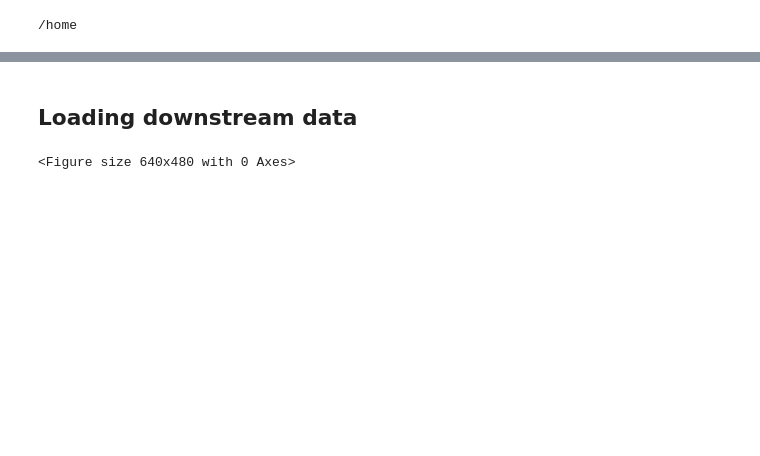
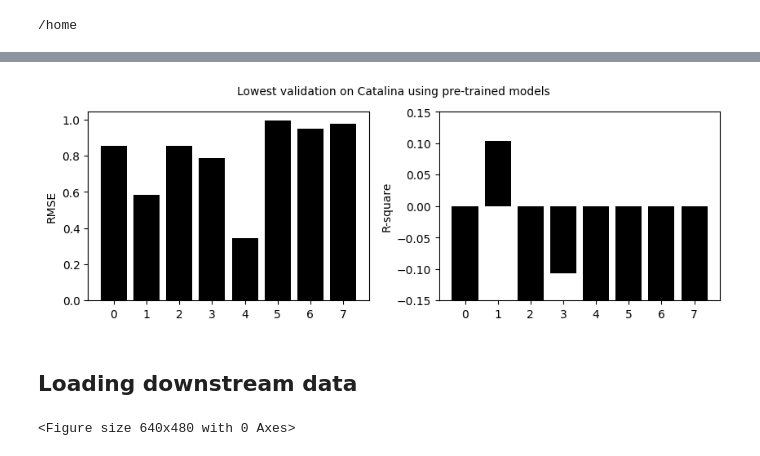
Before and after one commit to cridonoso/astromer, a Jupyter notebook: presentation/pipelines/pipeline_0/results.ipynb, the cells around one changed output, grey strips where cells are left out. Cells and saved outputs as stored; diff of their text form; code cells hidden in the pictures; blank space fills up the shorter version.

```diff
--- a/presentation/pipelines/pipeline_0/results.ipynb
+++ b/presentation/pipelines/pipeline_0/results.ipynb
@@ -38,0 +182,8 @@ zero_atlas = {'20':0.54, '100':0.56}
+# %%
+data_loader = build_loader('./data/precords/catalina/fold_0/catalina/',
+                           config,
+                           batch_size=2000,
+                           normalize='zero-mean',
+                           sampling=False,
+                           repeat=1,
+                           old_version=False)
@@ -39,3 +262,19 @@ zero_atlas = {'20':0.54, '100':0.56}
+# %%
+fig, axes = plt.subplots(1, 2, figsize=(10, 3), gridspec_kw={'wspace':0.25})
+
+axes[0].bar(summary.index, summary['val_rmse'], color='k')
+axes[0].set_xticks(summary.index)
+axes[0].set_ylabel('RMSE')
+
+axes[1].bar(summary.index, summary['val_r2'], color='k')
+axes[1].set_xticks(summary.index)
+axes[1].set_ylabel('R-square')
+axes[1].set_ylim(-0.15, 0.15)
+fig.text(0.5, 0.95, 'Lowest validation on Catalina using pre-trained models', ha='center', fontsize=10)
+
+plt.show()
+# %% [output]
+[figure, added]
 # %% [markdown]
 ## Loading downstream data
 # %%
```
Also changed, not shown: parts of 13 cells of this notebook, 14 other files.
